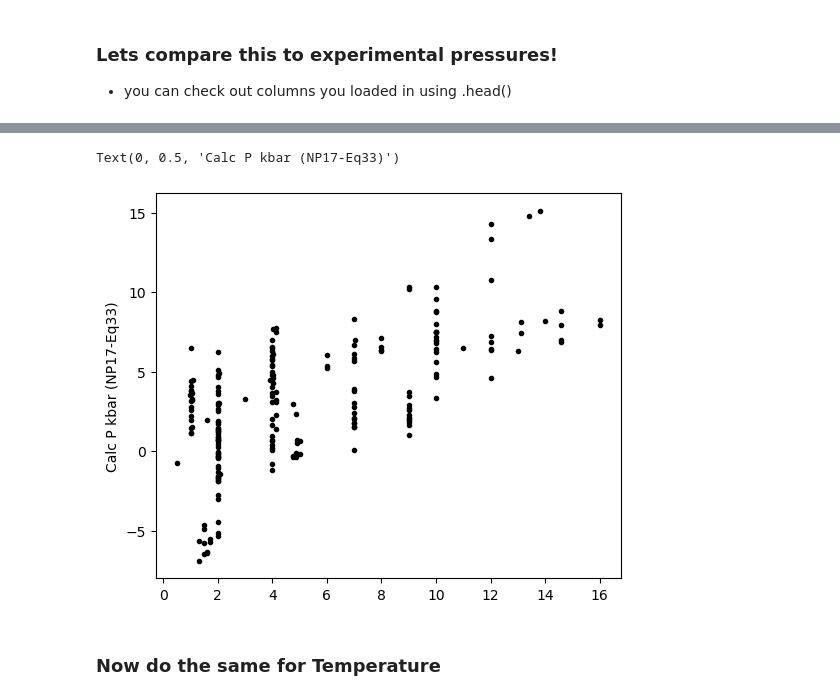
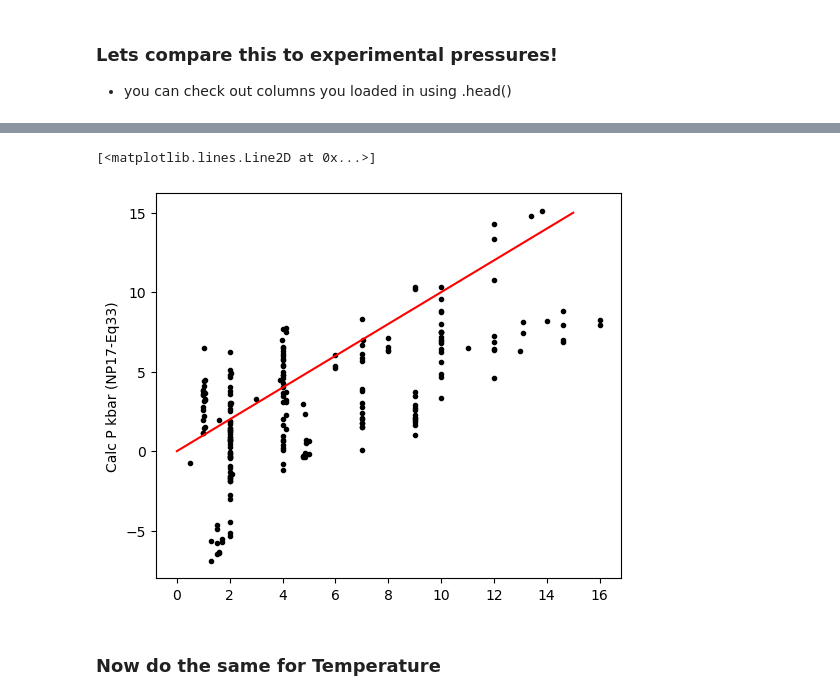
Before and after one commit to PennyWieser/Thermobar, a Jupyter notebook: docs/Examples/Cpx_Cpx_Liq_Thermobarometry/Cpx_Liq_TestDataset_Cider2023.ipynb, the cells around one changed output, grey strips where cells are left out. Cells and saved outputs as stored; diff of their text form; code cells hidden in the pictures.

```diff
--- a/docs/Examples/Cpx_Cpx_Liq_Thermobarometry/Cpx_Liq_TestDataset_Cider2023.ipynb
+++ b/docs/Examples/Cpx_Cpx_Liq_Thermobarometry/Cpx_Liq_TestDataset_Cider2023.ipynb
@@ -112,13 +94,14 @@ all_input.head()
 # %%
 fig, (ax1) = plt.subplots(1, 1, figsize=(6,5))
 ax1.plot(all_input['P_kbar_x'], Neave17['P_kbar_calc'], '.k')
 # Here is how you add a Y label - Try adding an X
 ax1.set_ylabel('Calc P kbar (NP17-Eq33)')
 # Add your own x label here!
 
 # Now add a 1:1 line to compare!
+ax1.plot([0, 15], [0, 15], '-r')
 # %% [output]
-Text(0, 0.5, 'Calc P kbar (NP17-Eq33)')
+[<matplotlib.lines.Line2D at 0x...>]
-[figure, old version]
+[figure, new version]
 # %% [markdown]
 ### Now do the same for Temperature
```
Also changed, not shown: parts of 15 cells of this notebook, 13 other files.
